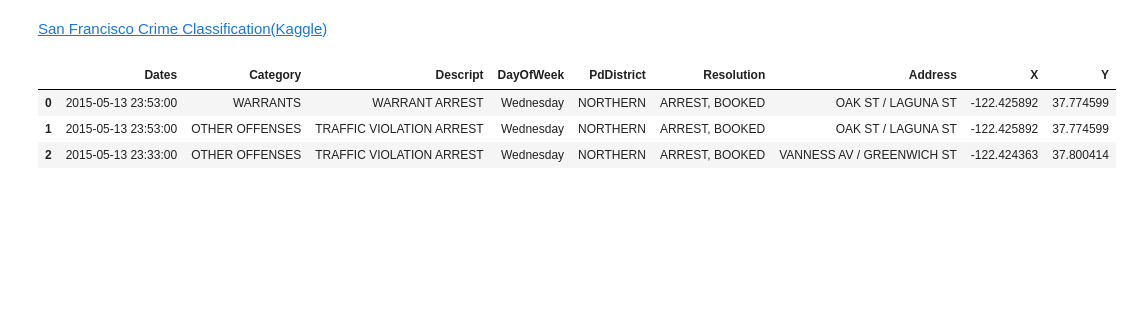
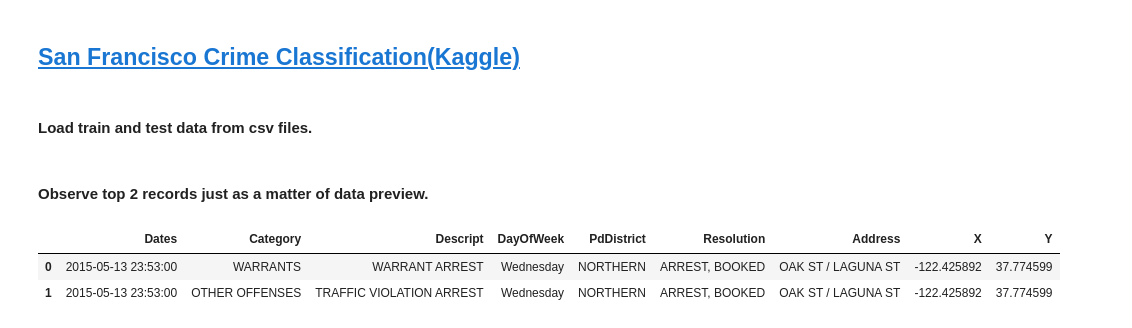
Before and after one commit to stormy-ua/Kaggle, a Jupyter notebook: SanFranciscoCrime/SanFranciscoCrime.ipynb, the cells around one changed output. Saved outputs shown, nothing was run; the diff lists cells and outputs as text; code cells hidden in the pictures; blank space fills up the shorter version.

```diff
--- a/SanFranciscoCrime/SanFranciscoCrime.ipynb
+++ b/SanFranciscoCrime/SanFranciscoCrime.ipynb
@@ -1,4 +1,4 @@
 # %% [markdown]
-[San Francisco Crime Classification(Kaggle)](https://www.kaggle.com/c/sf-crime)
+## [San Francisco Crime Classification(Kaggle)](https://www.kaggle.com/c/sf-crime)
 # %%
 import pandas as pd
@@ -5,12 +7,15 @@ import pandas as pd
 import matplotlib.pyplot as plt
 %matplotlib inline
+# %% [markdown]
+#### Load train and test data from csv files.
 # %%
 train = pd.read_csv("train.csv")
 test = pd.read_csv("test.csv")
+# %% [markdown]
+#### Observe top 2 records just as a matter of data preview.
 # %%
-train.head(3)
+train.head(2)
 # %% [output]
 |  | Dates | Category | Descript | DayOfWeek | PdDistrict | Resolution | Address | X | Y |
 | 0 | 2015-05-13 23:53:00 | WARRANTS | WARRANT ARREST | Wednesday | NORTHERN | ARREST, BOOKED | OAK ST / LAGUNA ST | -122.425892 | 37.774599 |
 | 1 | 2015-05-13 23:53:00 | OTHER OFFENSES | TRAFFIC VIOLATION ARREST | Wednesday | NORTHERN | ARREST, BOOKED | OAK ST / LAGUNA ST | -122.425892 | 37.774599 |
-| 2 | 2015-05-13 23:33:00 | OTHER OFFENSES | TRAFFIC VIOLATION ARREST | Wednesday | NORTHERN | ARREST, BOOKED | VANNESS AV / GREENWICH ST | -122.424363 | 37.800414 |
```
Also changed, not shown: parts of 29 cells of this notebook.
